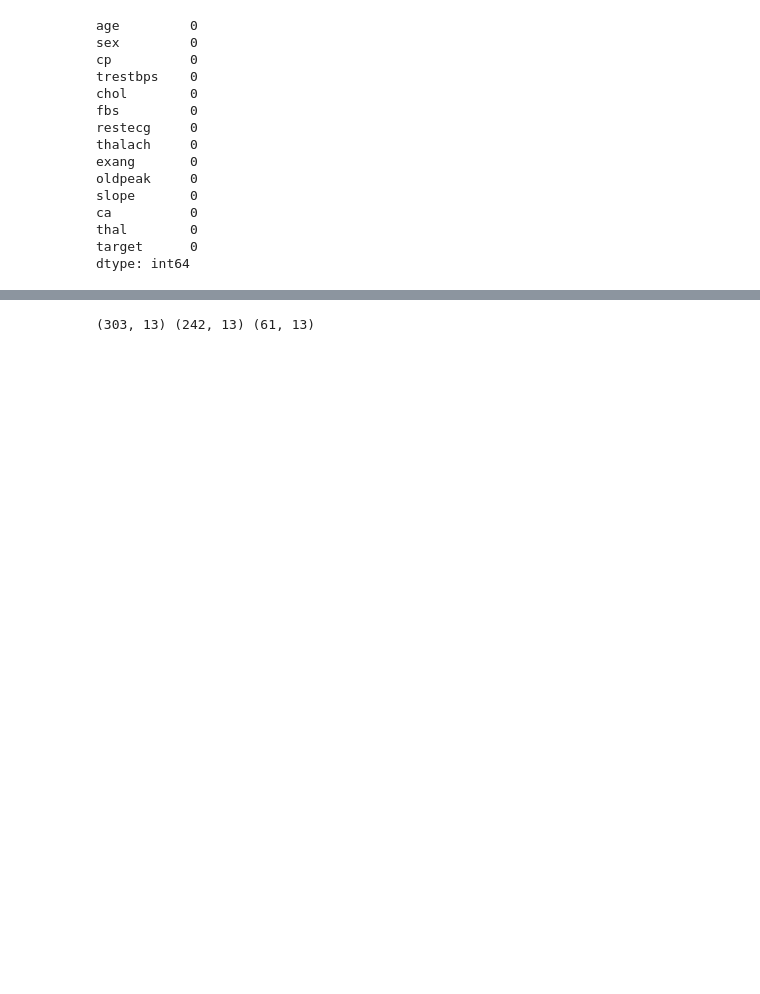
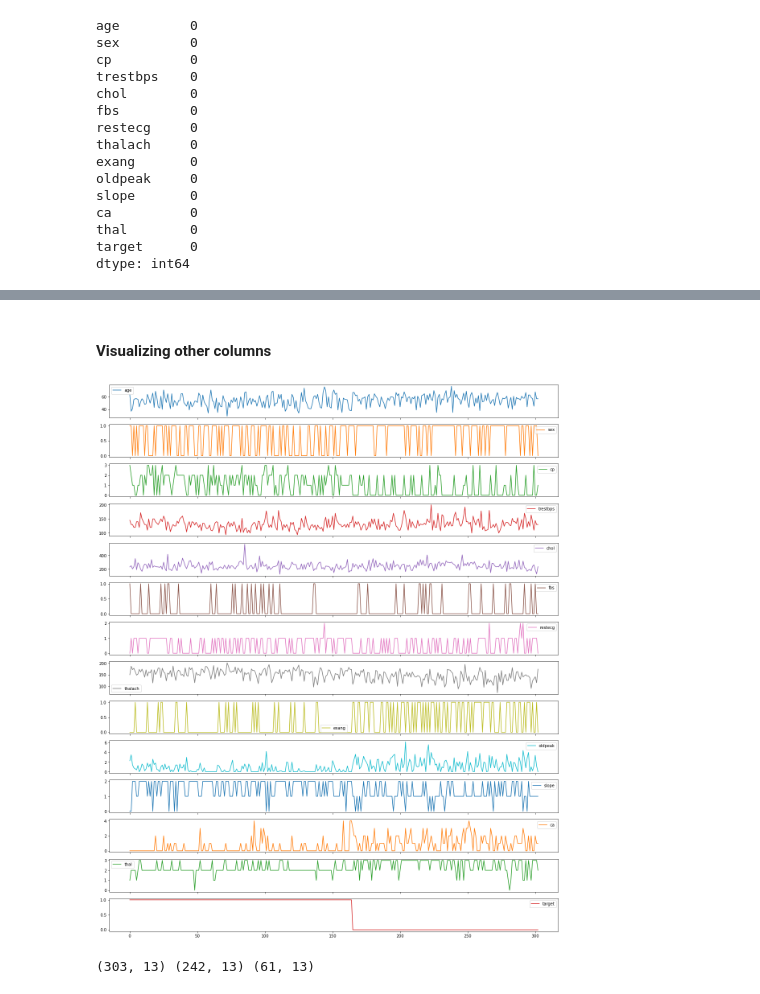
Before and after one commit to Kushal997-das/Project-Guidance, a Jupyter notebook: Machine Learning and Data Science/Basic/Heart Disease Prediction/Heart Disease Prediction (Logistic Regression) - Using Library.ipynb, the cells around one changed output, grey strips where cells are left out. Drawn from its saved outputs; the diff is of its cells as text; code cells hidden in the pictures; blank space fills up the shorter version.

```diff
--- a/Machine Learning and Data Science/Basic/Heart Disease Prediction/Heart Disease Prediction (Logistic Regression) - Using Library.ipynb
+++ b/Machine Learning and Data Science/Basic/Heart Disease Prediction/Heart Disease Prediction (Logistic Regression) - Using Library.ipynb
@@ -100,3 +112,9 @@ plt.show()
+# %% [markdown]
+#### Visualizing other columns
+# %%
+heart_data.plot(subplots=True, figsize=(20, 25));
+# %% [output]
+[figure, added]
 # %%
 X_train, X_test, Y_train, Y_test = train_test_split(X, Y, test_size=0.2, stratify=Y, random_state=2)
 # %%
```
Also changed, not shown: parts of 10 cells of this notebook, 5 other files.
